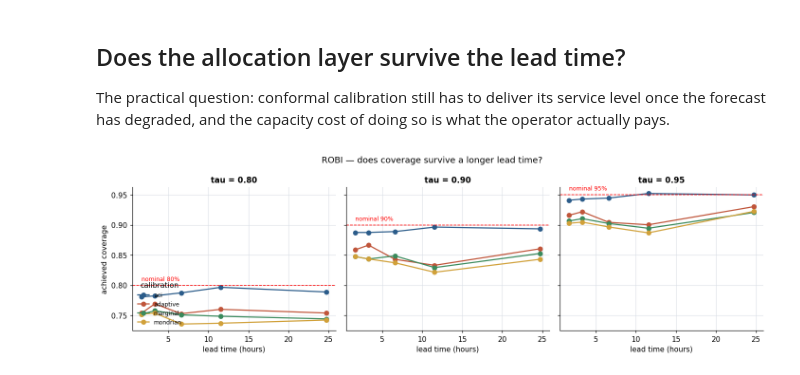
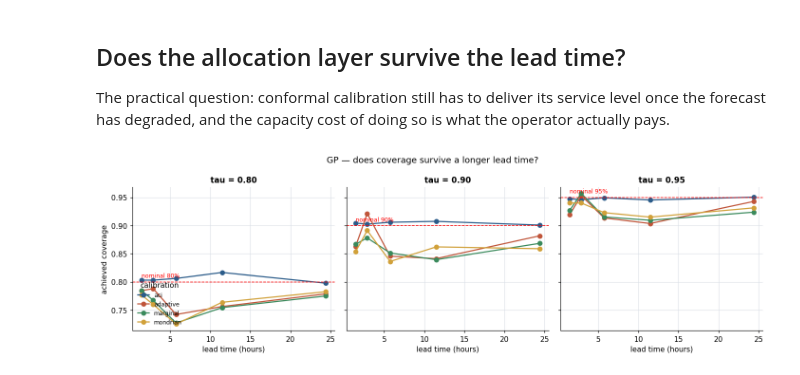
Before and after one commit to sad-code-at/bwalloc, a Jupyter notebook: notebooks/04_multi_horizon.ipynb, the cells around one changed output. Cells and saved outputs as stored; diff of their text form; code cells hidden in the pictures.

```diff
--- a/notebooks/04_multi_horizon.ipynb
+++ b/notebooks/04_multi_horizon.ipynb
@@ -224,6 +224,7 @@ feature builder to the batch one so the two paths cannot drift apart.
 
 The practical question: conformal calibration still has to deliver its service level once the forecast has degraded, and the capacity cost of doing so is what the operator actually pays.
 # %%
+OPERATOR = "gp"
 alloc = pd.read_csv(RESULTS / f"horizon_alloc_{OPERATOR}.csv").fillna({"error": ""})
 alloc = alloc[(alloc["error"] == "") & (alloc["group"] == "ALL")]
 summary = (
@@ -232,31 +233,31 @@ summary = (
     .groupby(["lead_hours", "tau", "method"])
     .agg(cov=("cov", "sum"), ratio=("ratio", "sum"), n=("n", "sum"))
     .assign(coverage=lambda d: d["cov"] / d["n"],
             mean_allocation_ratio=lambda d: d["ratio"] / d["n"])
     .reset_index()
 )
 
 # -- Figure: coverage vs lead time, one line per method, faceted by tau --------
 taus = sorted(summary["tau"].unique())
 methods = summary["method"].unique()
 colors = {"aci": "#2b5c8a", "adaptive": "#c0553a", "marginal": "#3a8a5c", "mondrian": "#d1a13a"}
 
 fig, axes = plt.subplots(1, len(taus), figsize=(13, 4), sharey=True)
 for ax, tau in zip(axes, taus):
     sub = summary[summary["tau"] == tau]
     for method in methods:
         m = sub[sub["method"] == method].sort_values("lead_hours")
         ax.plot(m["lead_hours"], m["coverage"], marker="o",
                 label=method, color=colors.get(method))
     ax.axhline(tau, ls="--", color="red", lw=1)
     ax.text(sub["lead_hours"].min(), tau + 0.005, f"nominal {tau:.0%}",
             color="red", fontsize=8, va="bottom")
     ax.set_title(f"tau = {tau:.2f}")
     ax.set_xlabel("lead time (hours)")
 axes[0].set_ylabel("achieved coverage")
 axes[0].legend(title="calibration", loc="lower left", fontsize=8)
 fig.suptitle(f"{OPERATOR.upper()} — does coverage survive a longer lead time?")
 fig.tight_layout()
 fig.savefig(FIGURES / f"fig5b_coverage_vs_horizon_{OPERATOR}.png", dpi=200, bbox_inches="tight")
 # %% [output]
-[figure, old version]
+[figure, new version]
```
